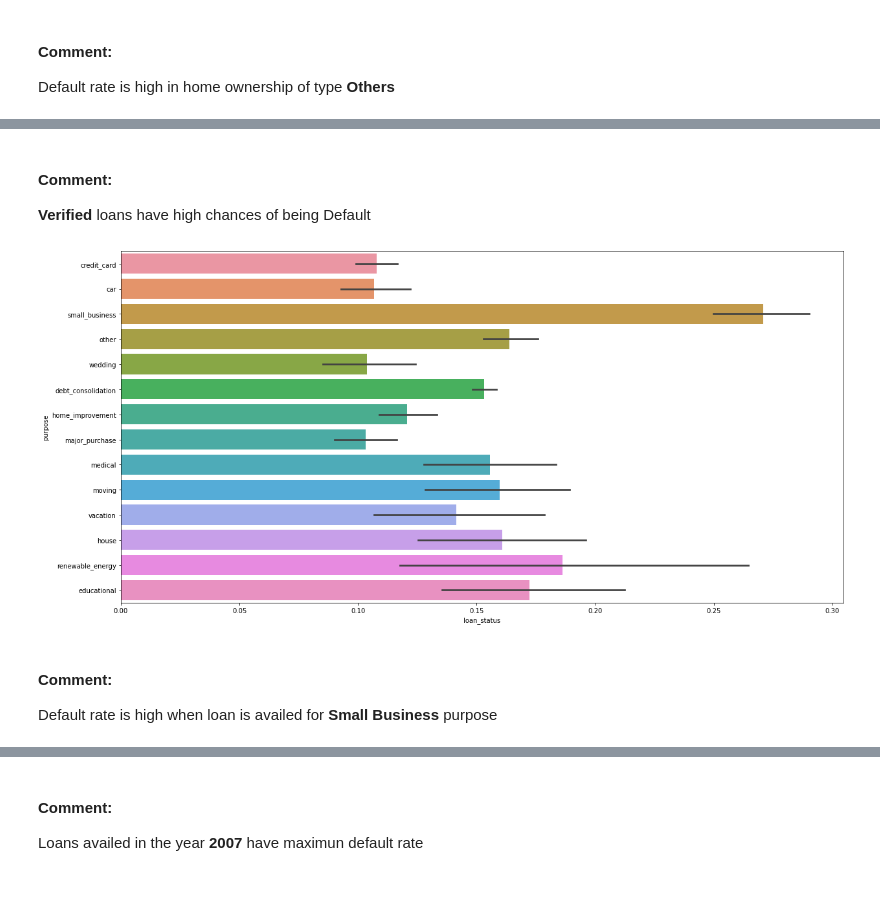
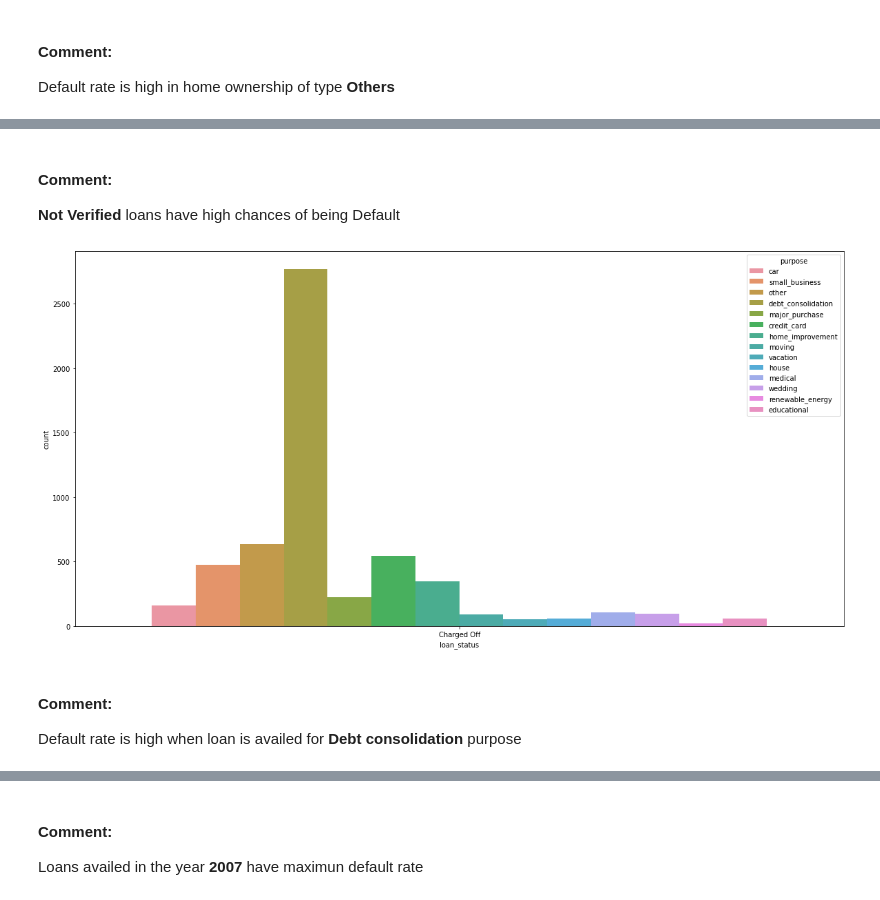
Before and after one commit to JerinJK/Lending_Club, a Jupyter notebook: EDA_Lending Club.ipynb, the cells around one changed output, grey strips where cells are left out. Saved outputs shown, nothing was run; the diff lists cells and outputs as text; code cells hidden in the pictures.

```diff
--- a/EDA_Lending Club.ipynb
+++ b/EDA_Lending Club.ipynb
@@ -296,6 +296,9 @@ dict(loan_df.isnull().sum()/loan_df.shape[0]*100)
  'pub_rec_bankruptcies': 1.7549160309187504,
  'tax_liens': 0.09819472769846666}
 # %%
+#Checking only the defaulters - Storing the demographic details in a TEMPORARY dataframe for categorical analysis later
+loan_temp_df = loan_df[loan_df['loan_status'] == "Charged Off"]
+
 #Dropping few other demographic columns which is not so useful for our analysis
 loan_df = loan_df.drop(['emp_title', 'title', 'zip_code', 'addr_state'], axis=1)
 loan_df.shape
@@ -688,16 +699,16 @@ plt.show()
 # %% [markdown]
 #### Comment:
-**Verified** loans have high chances of being Default
+**Not Verified** loans have high chances of being Default
 # %%
-#Plotting a horizontal bar chart to check the influence of purpose on loan_status
+#Plotting a count plot to check the influence of purpose on loan_status
 plt.figure(figsize=(20, 10))
-sns.barplot(data=loan_df, x='loan_status', y='purpose')
+sns.countplot(data=loan_temp_df, x='loan_status', hue='purpose')
 plt.show()
 # %% [output]
-[figure, old version]
+[figure, new version]
 # %% [markdown]
 #### Comment:
-Default rate is high when loan is availed for **Small Business** purpose
+Default rate is high when loan is availed for **Debt consolidation** purpose
 # %%
 #Plotting a bar chart to check the year when max. no. of loans were availed
 sns.barplot(data=loan_df, x='issue_year', y='loan_status')
```
Also changed, not shown: parts of 18 cells of this notebook.
